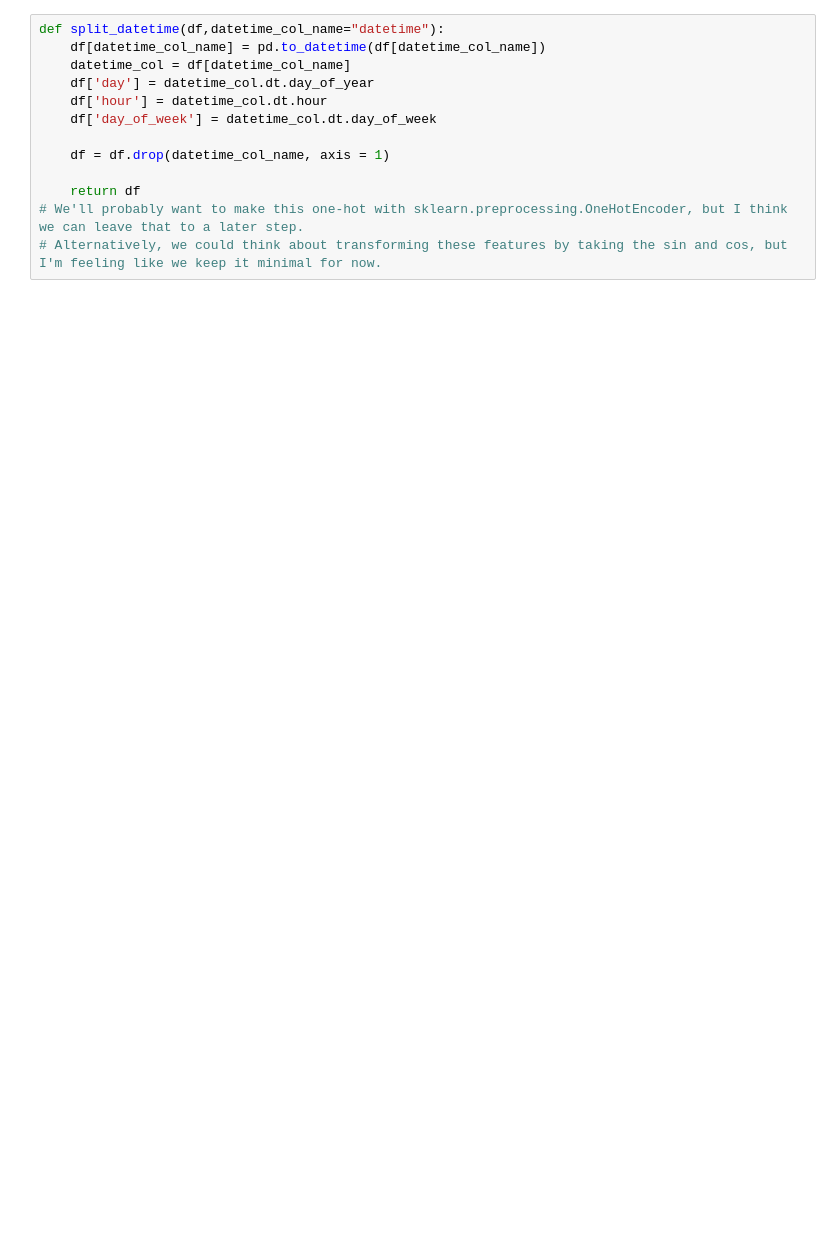
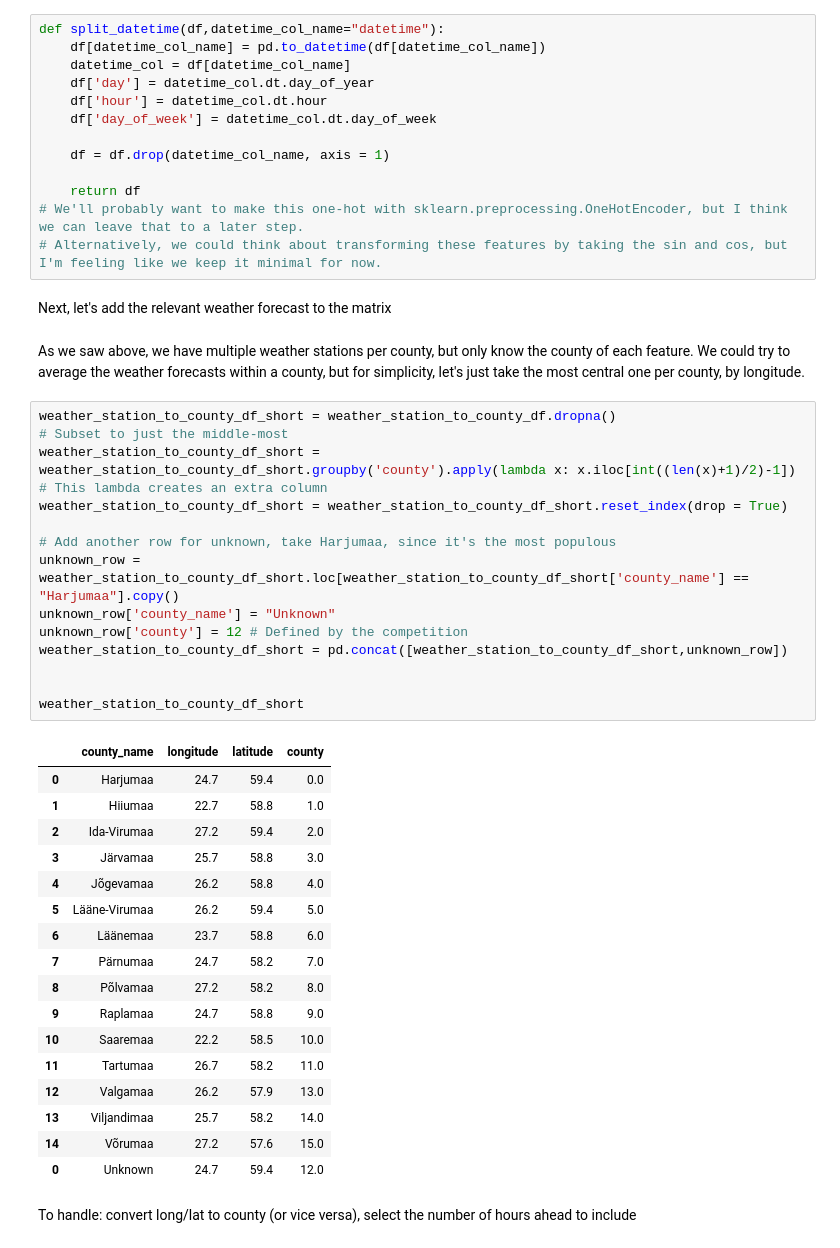
Before and after one commit to Musone/Predict-Energy-Behavior-of-Prosumers, a Jupyter notebook: main.ipynb, the cells around one changed output. Saved outputs shown, nothing was run; the diff lists cells and outputs as text; blank space fills up the shorter version.

```diff
--- a/main.ipynb
+++ b/main.ipynb
@@ -228,3 +256,42 @@ def split_datetime(df,datetime_col_name="datetime"):
     return df
 # We'll probably want to make this one-hot with sklearn.preprocessing.OneHotEncoder, but I think we can leave that to a later step.
 # Alternatively, we could think about transforming these features by taking the sin and cos, but I'm feeling like we keep it minimal for now.
+# %% [markdown]
+Next, let's add the relevant weather forecast to the matrix
+# %% [markdown]
+As we saw above, we have multiple weather stations per county, but only know the county of each feature. We could try to average the weather forecasts within a county, but for simplicity, let's just take the most central one per county, by longitude.
+# %%
+weather_station_to_county_df_short = weather_station_to_county_df.dropna()
+# Subset to just the middle-most
+weather_station_to_county_df_short = weather_station_to_county_df_short.groupby('county').apply(lambda x: x.iloc[int((len(x)+1)/2)-1])
+# This lambda creates an extra column
+weather_station_to_county_df_short = weather_station_to_county_df_short.reset_index(drop = True)
+
+# Add another row for unknown, take Harjumaa, since it's the most populous
+unknown_row = weather_station_to_county_df_short.loc[weather_station_to_county_df_short['county_name'] == "Harjumaa"].copy()
+unknown_row['county_name'] = "Unknown"
+unknown_row['county'] = 12 # Defined by the competition
+weather_station_to_county_df_short = pd.concat([weather_station_to_county_df_short,unknown_row])
+
+
+weather_station_to_county_df_short
+# %% [output]
+|  | county_name | longitude | latitude | county |
+| 0 | Harjumaa | 24.7 | 59.4 | 0.0 |
+| 1 | Hiiumaa | 22.7 | 58.8 | 1.0 |
+| 2 | Ida-Virumaa | 27.2 | 59.4 | 2.0 |
+| 3 | Järvamaa | 25.7 | 58.8 | 3.0 |
+| 4 | Jõgevamaa | 26.2 | 58.8 | 4.0 |
+| 5 | Lääne-Virumaa | 26.2 | 59.4 | 5.0 |
+| 6 | Läänemaa | 23.7 | 58.8 | 6.0 |
+| 7 | Pärnumaa | 24.7 | 58.2 | 7.0 |
+| 8 | Põlvamaa | 27.2 | 58.2 | 8.0 |
+| 9 | Raplamaa | 24.7 | 58.8 | 9.0 |
+| 10 | Saaremaa | 22.2 | 58.5 | 10.0 |
+| 11 | Tartumaa | 26.7 | 58.2 | 11.0 |
+| 12 | Valgamaa | 26.2 | 57.9 | 13.0 |
+| 13 | Viljandimaa | 25.7 | 58.2 | 14.0 |
+| 14 | Võrumaa | 27.2 | 57.6 | 15.0 |
+| 0 | Unknown | 24.7 | 59.4 | 12.0 |
+# %% [markdown]
+To handle: convert long/lat to county (or vice versa), select the number of hours ahead to include
```
Also changed, not shown: parts of 7 cells of this notebook, 1 other file.
